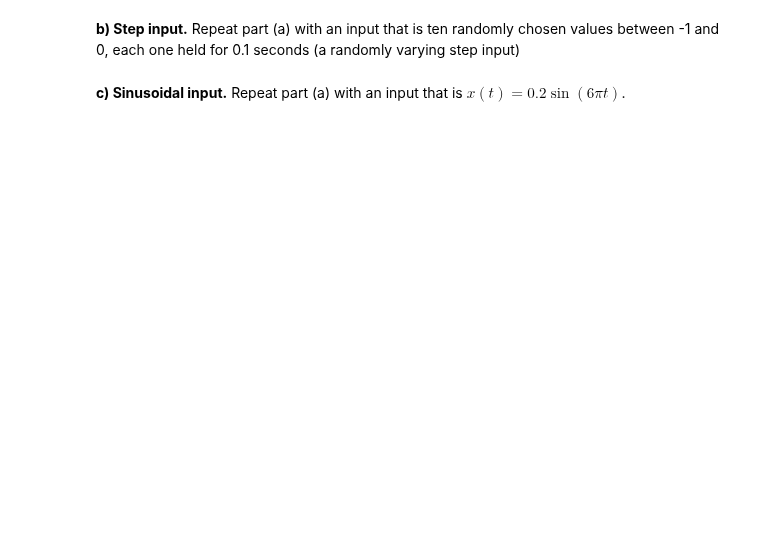
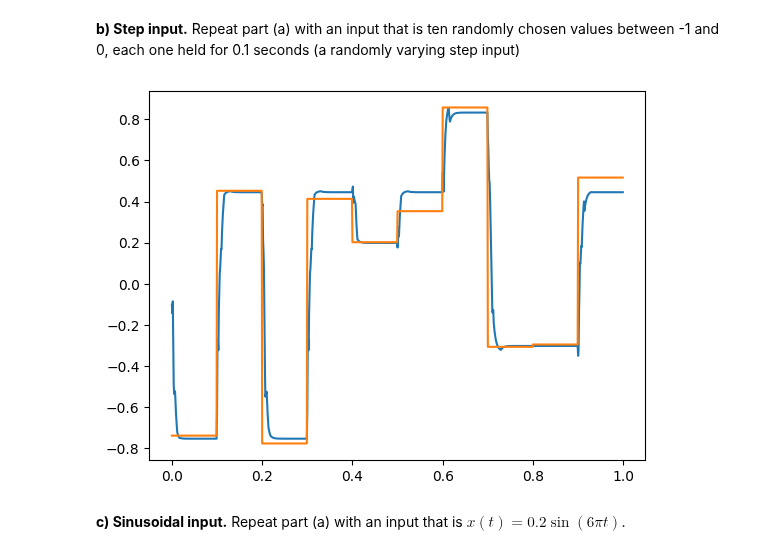
Before and after one commit to joshzwiebel/syde556-f22, a Jupyter notebook: assignments/assignment_03/syde556_assignment_03_template.ipynb, the cells around one changed output. Saved outputs shown, nothing was run; the diff lists cells and outputs as text; code cells hidden in the pictures; blank space fills up the shorter version.

```diff
--- a/assignments/assignment_03/syde556_assignment_03_template.ipynb
+++ b/assignments/assignment_03/syde556_assignment_03_template.ipynb
@@ -345,2 +404,36 @@ The plot is linear on the loglog plot showing how the error decreases proportion
+# %%
+def random_varying_step():
+    a = np.random.uniform(-1, 0,10)
+    return np.repeat(a,100)
+
+
+def q4_b():
+
+	x_orig = random_varying_step()
+	t, input, total_spikes, volts = get_spikes_random_neurons(x_orig, 200)
+	h = post_synaptic_current(np.arange(0, 1, 0.001))
+	A = np.zeros(total_spikes.shape)
+	for i, row in enumerate(total_spikes):
+		A[i] = convolution(row, h)
+	func_input = funct_to_compute(input)
+	D, A = compute_decoder_noise(A, func_input)
+	xhat = np.dot(D, A)
+	t, input, total_spikes, volts = get_spikes_random_neurons(xhat, 200)
+	h = post_synaptic_current(np.arange(0, 1, 0.001))
+	A = np.zeros(total_spikes.shape)
+	for i, row in enumerate(total_spikes):
+		A[i] = convolution(row, h)
+	D, A = compute_decoder_noise(A, input)
+	xhat = np.dot(D, A)
+	plt.plot(t, xhat)
+	plt.plot(t,funct_to_compute(x_orig))
+
+
+
+
+
+q4_b()
+# %% [output]
+[figure, added]
 # %% [markdown]
 **c) Sinusoidal input.** Repeat part (a) with an input that is $x(t)=0.2\sin(6\pi t)$.
```
Also changed, not shown: parts of 14 cells of this notebook.
